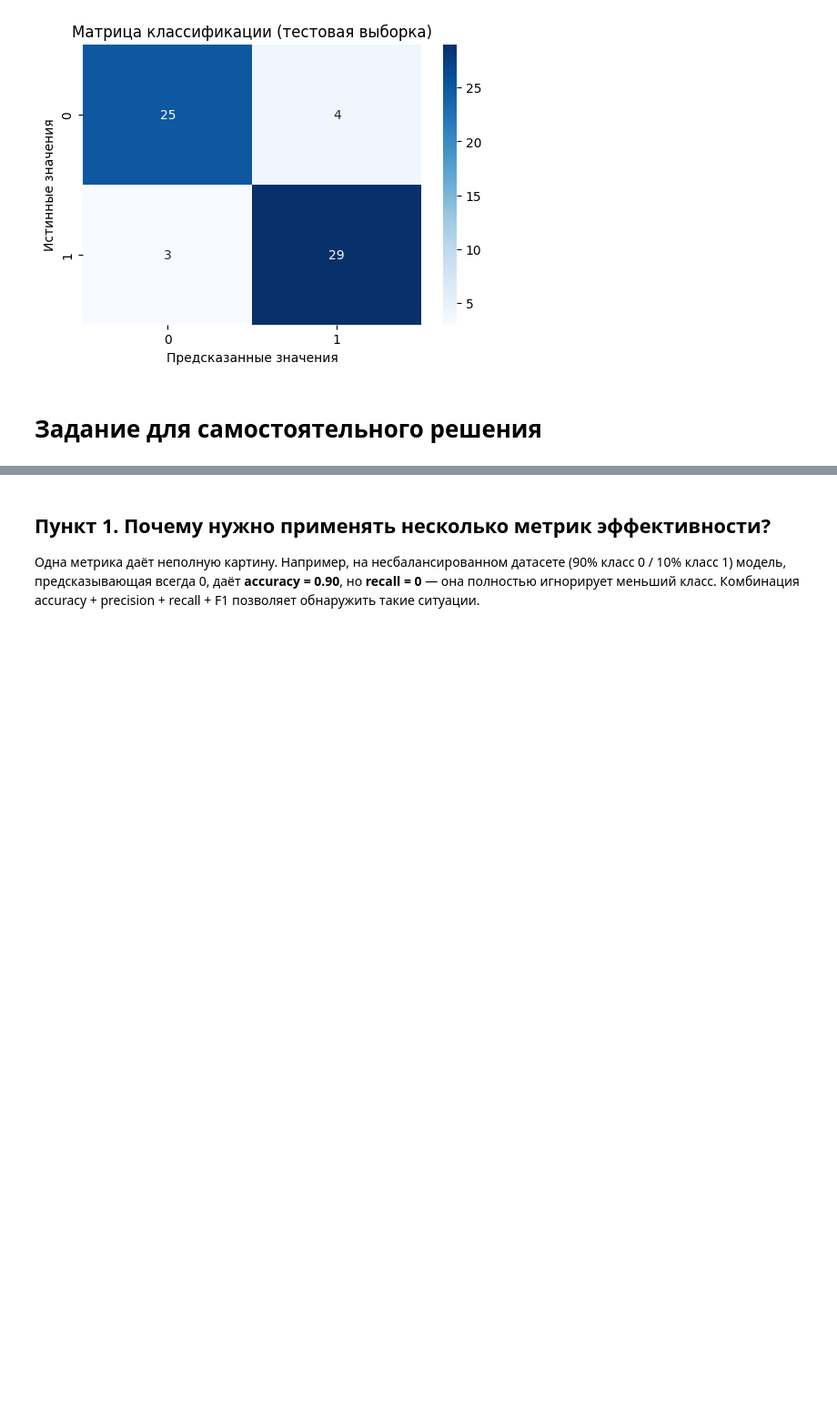
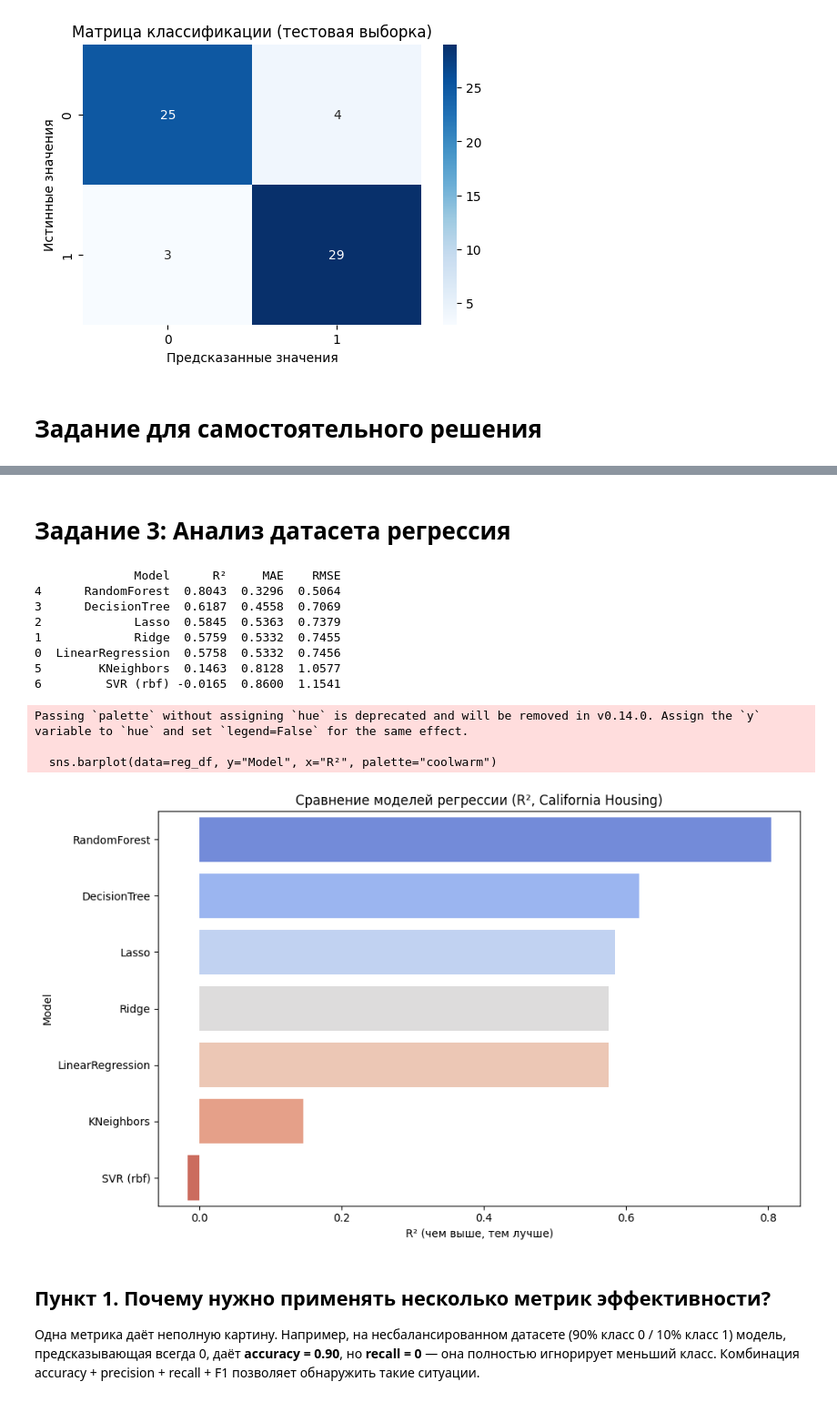
Before and after one commit to druol/ML_Labs, a Jupyter notebook: ML4_Диагностика_моделей/1.ipynb, the cells around one changed output, grey strips where cells are left out. Shown at 91% size. Saved outputs shown, nothing was run; the diff lists cells and outputs as text; code cells hidden in the pictures; blank space fills up the shorter version.

```diff
--- a/ML4_Диагностика_моделей/1.ipynb
+++ b/ML4_Диагностика_моделей/1.ipynb
@@ -210,3 +359,69 @@ plt.show()
+# %% [markdown]
+# Задание 3: Анализ датасета регрессия
+# %%
+from sklearn.datasets import fetch_california_housing
+from sklearn.linear_model import LinearRegression, Ridge, Lasso
+from sklearn.tree import DecisionTreeRegressor
+from sklearn.ensemble import RandomForestRegressor
+from sklearn.svm import SVR
+from sklearn.neighbors import KNeighborsRegressor
+from sklearn.metrics import r2_score, mean_absolute_error, mean_squared_error
+
+# Загрузка данных
+housing = fetch_california_housing()
+X = housing.data
+y = housing.target
+
+# Разделение
+X_train, X_test, y_train, y_test = train_test_split(X, y, test_size=0.2, random_state=42)
+
+# Словарь регрессионных моделей
+regressors = {
+    "LinearRegression": LinearRegression(),
+    "Ridge": Ridge(alpha=1.0),
+    "Lasso": Lasso(alpha=0.01, max_iter=5000),
+    "DecisionTree": DecisionTreeRegressor(random_state=42),
+    "RandomForest": RandomForestRegressor(n_estimators=50, random_state=42),
+    "KNeighbors": KNeighborsRegressor(),
+    "SVR (rbf)": SVR(kernel='rbf', C=1.0, epsilon=0.1)
+}
+
+# Сбор метрик
+reg_results = []
+for name, model in regressors.items():
+    model.fit(X_train, y_train)
+    y_pred = model.predict(X_test)
+    r2 = r2_score(y_test, y_pred)
+    mae = mean_absolute_error(y_test, y_pred)
+    mse = mean_squared_error(y_test, y_pred)
+    rmse = mse ** 0.5
+    reg_results.append([name, r2, mae, rmse])
+
+# Таблица
+reg_df = pd.DataFrame(reg_results, columns=["Model", "R²", "MAE", "RMSE"])
+reg_df.sort_values("R²", ascending=False, inplace=True)
+print(reg_df.round(4))
+
+# График сравнения R²
+plt.figure(figsize=(10,6))
+sns.barplot(data=reg_df, y="Model", x="R²", palette="coolwarm")
+plt.title("Сравнение моделей регрессии (R², California Housing)")
+plt.xlabel("R² (чем выше, тем лучше)")
+plt.tight_layout()
+plt.show()
+# %% [output]
+              Model      R²     MAE    RMSE
+4      RandomForest  0.8043  0.3296  0.5064
+3      DecisionTree  0.6187  0.4558  0.7069
+2             Lasso  0.5845  0.5363  0.7379
+1             Ridge  0.5759  0.5332  0.7455
+0  LinearRegression  0.5758  0.5332  0.7456
+5        KNeighbors  0.1463  0.8128  1.0577
+6         SVR (rbf) -0.0165  0.8600  1.1541
+Passing `palette` without assigning `hue` is deprecated and will be removed in v0.14.0. Assign the `y` variable to `hue` and set `legend=False` for the same effect.
+
+  sns.barplot(data=reg_df, y="Model", x="R²", palette="coolwarm")
+[figure, added]
 # %% [markdown]
 ## Пункт 1. Почему нужно применять несколько метрик эффективности?
 
```
Also changed, not shown: parts of 4 cells of this notebook, 18 other files.
